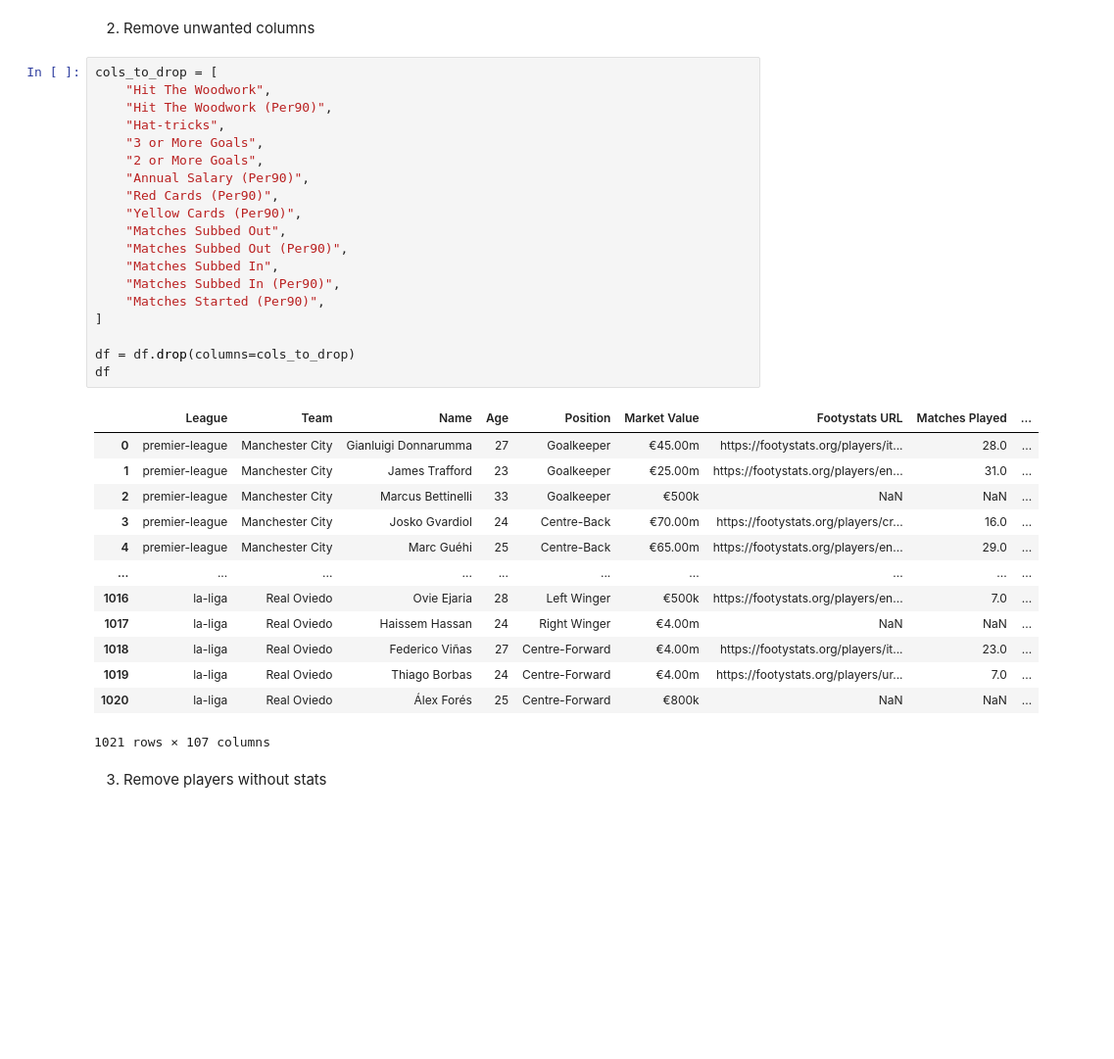
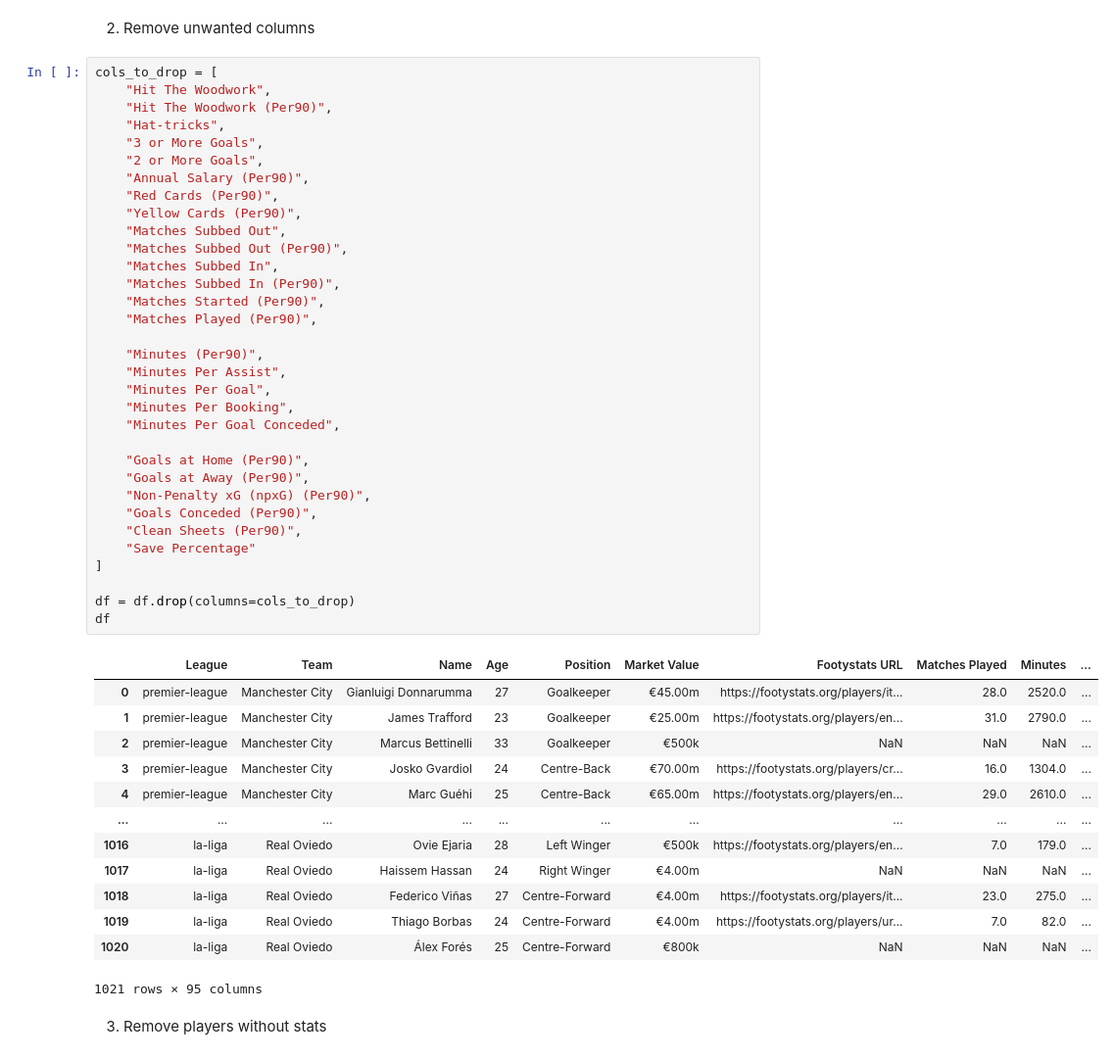
Before and after one commit to amenhany/football-analytics, a Jupyter notebook: notebooks/01_raw_to_dataframe.ipynb, the cells around one changed output. Shown at 98% size. Drawn from its saved outputs; the diff is of its cells as text; blank space fills up the shorter version.

Commit message:
data cleaning

```diff
--- a/notebooks/01_raw_to_dataframe.ipynb
+++ b/notebooks/01_raw_to_dataframe.ipynb
@@ -18,36 +18,50 @@ memory usage: 957.3 KB
 # %%
 cols_to_drop = [
     "Hit The Woodwork",
     "Hit The Woodwork (Per90)",
     "Hat-tricks",
     "3 or More Goals",
     "2 or More Goals",
     "Annual Salary (Per90)",
     "Red Cards (Per90)",
     "Yellow Cards (Per90)",
     "Matches Subbed Out",
     "Matches Subbed Out (Per90)",
     "Matches Subbed In",
     "Matches Subbed In (Per90)",
     "Matches Started (Per90)",
+    "Matches Played (Per90)",
+
+    "Minutes (Per90)",
+    "Minutes Per Assist",
+    "Minutes Per Goal",
+    "Minutes Per Booking",
+    "Minutes Per Goal Conceded",
+
+    "Goals at Home (Per90)",
+    "Goals at Away (Per90)",
+    "Non-Penalty xG (npxG) (Per90)",
+    "Goals Conceded (Per90)",
+    "Clean Sheets (Per90)",
+    "Save Percentage"
 ]
 
 df = df.drop(columns=cols_to_drop)
 df
 # %% [output]
-|  | League | Team | Name | Age | Position | Market Value | Footystats URL | Matches Played | ... |
-| 0 | premier-league | Manchester City | Gianluigi Donnarumma | 27 | Goalkeeper | €45.00m | https://footystats.org/players/it... | 28.0 | ... |
-| 1 | premier-league | Manchester City | James Trafford | 23 | Goalkeeper | €25.00m | https://footystats.org/players/en... | 31.0 | ... |
-| 2 | premier-league | Manchester City | Marcus Bettinelli | 33 | Goalkeeper | €500k | NaN | NaN | ... |
-| 3 | premier-league | Manchester City | Josko Gvardiol | 24 | Centre-Back | €70.00m | https://footystats.org/players/cr... | 16.0 | ... |
-| 4 | premier-league | Manchester City | Marc Guéhi | 25 | Centre-Back | €65.00m | https://footystats.org/players/en... | 29.0 | ... |
-| ... | ... | ... | ... | ... | ... | ... | ... | ... | ... |
-| 1016 | la-liga | Real Oviedo | Ovie Ejaria | 28 | Left Winger | €500k | https://footystats.org/players/en... | 7.0 | ... |
-| 1017 | la-liga | Real Oviedo | Haissem Hassan | 24 | Right Winger | €4.00m | NaN | NaN | ... |
-| 1018 | la-liga | Real Oviedo | Federico Viñas | 27 | Centre-Forward | €4.00m | https://footystats.org/players/it... | 23.0 | ... |
-| 1019 | la-liga | Real Oviedo | Thiago Borbas | 24 | Centre-Forward | €4.00m | https://footystats.org/players/ur... | 7.0 | ... |
-| 1020 | la-liga | Real Oviedo | Álex Forés | 25 | Centre-Forward | €800k | NaN | NaN | ... |
+|  | League | Team | Name | Age | Position | Market Value | Footystats URL | Matches Played | Minutes | ... |
+| 0 | premier-league | Manchester City | Gianluigi Donnarumma | 27 | Goalkeeper | €45.00m | https://footystats.org/players/it... | 28.0 | 2520.0 | ... |
+| 1 | premier-league | Manchester City | James Trafford | 23 | Goalkeeper | €25.00m | https://footystats.org/players/en... | 31.0 | 2790.0 | ... |
+| 2 | premier-league | Manchester City | Marcus Bettinelli | 33 | Goalkeeper | €500k | NaN | NaN | NaN | ... |
+| 3 | premier-league | Manchester City | Josko Gvardiol | 24 | Centre-Back | €70.00m | https://footystats.org/players/cr... | 16.0 | 1304.0 | ... |
+| 4 | premier-league | Manchester City | Marc Guéhi | 25 | Centre-Back | €65.00m | https://footystats.org/players/en... | 29.0 | 2610.0 | ... |
+| ... | ... | ... | ... | ... | ... | ... | ... | ... | ... | ... |
+| 1016 | la-liga | Real Oviedo | Ovie Ejaria | 28 | Left Winger | €500k | https://footystats.org/players/en... | 7.0 | 179.0 | ... |
+| 1017 | la-liga | Real Oviedo | Haissem Hassan | 24 | Right Winger | €4.00m | NaN | NaN | NaN | ... |
+| 1018 | la-liga | Real Oviedo | Federico Viñas | 27 | Centre-Forward | €4.00m | https://footystats.org/players/it... | 23.0 | 275.0 | ... |
+| 1019 | la-liga | Real Oviedo | Thiago Borbas | 24 | Centre-Forward | €4.00m | https://footystats.org/players/ur... | 7.0 | 82.0 | ... |
+| 1020 | la-liga | Real Oviedo | Álex Forés | 25 | Centre-Forward | €800k | NaN | NaN | NaN | ... |
-1021 rows × 107 columns
+1021 rows × 95 columns
 # %% [markdown]
 3. Remove players without stats
 # %%
```
Also changed, not shown: parts of 1 cell of this notebook, 8 other files.
